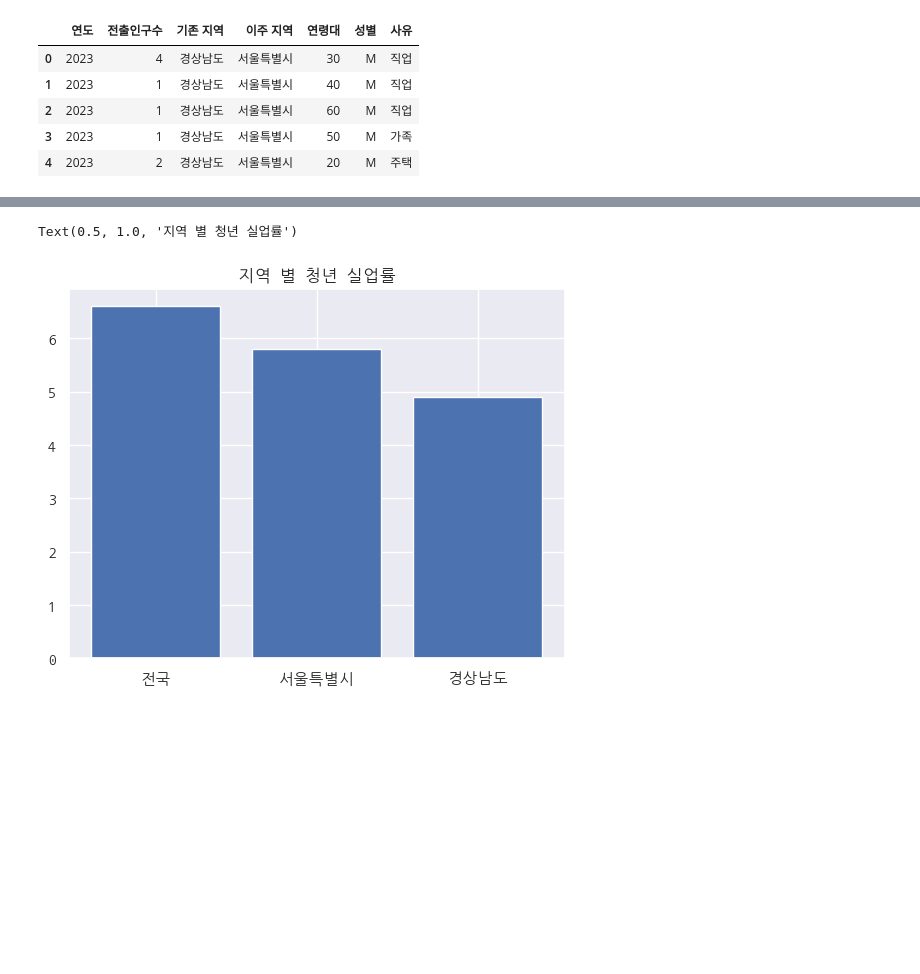
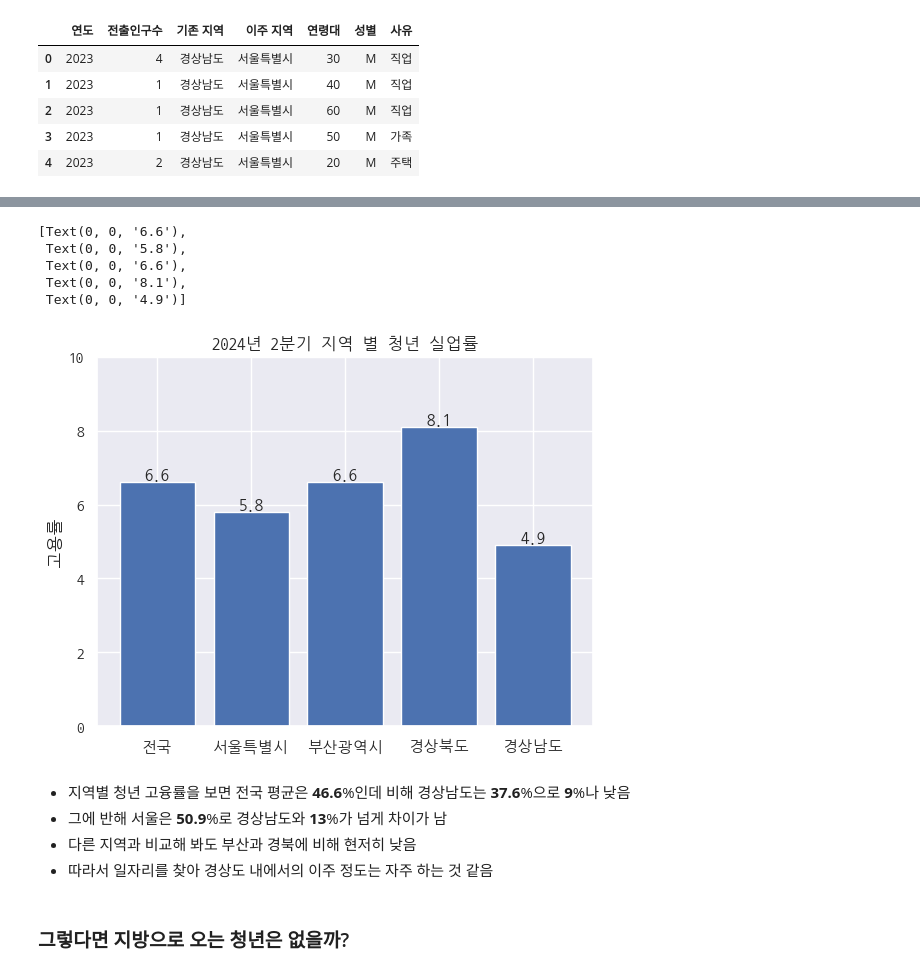
Before and after one commit to 8804who/MonthlyData, a Jupyter notebook: 4월/code.ipynb, the cells around one changed output, grey strips where cells are left out. Saved outputs shown, nothing was run; the diff lists cells and outputs as text; code cells hidden in the pictures; blank space fills up the shorter version.

```diff
--- a/4월/code.ipynb
+++ b/4월/code.ipynb
@@ -175,4 +162,0 @@ array(['전국', '서울특별시', '부산광역시', '대구광역시', '인
-# %%
-unemployment_rate['지역'] = unemployment_rate['행정동코드'].apply(get_area)
-unemployment_rate = unemployment_rate.drop('행정동코드',axis=1)
-unemployment_rate.head()
@@ -214,6 +274,19 @@ Text(0.5, 1.0, '지역 별 청년 고용률')
 # %%
-plt.bar(["전국", "서울특별시", "경상남도"], unemployment_rate[(employment_rate['분기']==20242) & (unemployment_rate['지역'].isin(["전국","서울특별시","경상남도"]))]['청년실업률'])
-plt.title("지역 별 청년 실업률")
+fig, ax = plt.subplots()
+bar_container = ax.bar(["전국","서울특별시", "부산광역시", "경상북도", "경상남도"], unemployment_rate[(unemployment_rate['분기']==20242) & (unemployment_rate['지역'].isin(["전국","서울특별시", "부산광역시", "경상북도", "경상남도"]))]['청년실업률'])
+ax.set(ylabel='고용률', title='2024년 2분기 지역 별 청년 실업률', ylim=(0, 10))
+ax.bar_label(bar_container, fmt='{:,.1f}')
 # %% [output]
-Text(0.5, 1.0, '지역 별 청년 실업률')
+[Text(0, 0, '6.6'),
+ Text(0, 0, '5.8'),
+ Text(0, 0, '6.6'),
+ Text(0, 0, '8.1'),
+ Text(0, 0, '4.9')]
-[figure, old version]
+[figure, new version]
+# %% [markdown]
+- 지역별 청년 고융률을 보면 전국 평균은 **46.6**%인데 비해 경상남도는 **37.6**%으로 **9**%나 낮음
+- 그에 반해 서울은 **50.9**%로 경상남도와 **13**%가 넘게 차이가 남
+- 다른 지역과 비교해 봐도 부산과 경북에 비해 현저히 낮음
+- 따라서 일자리를 찾아 경상도 내에서의 이주 정도는 자주 하는 것 같음
+# %% [markdown]
+### 그렇다면 지방으로 오는 청년은 없을까?
```
Also changed, not shown: parts of 36 cells of this notebook.
